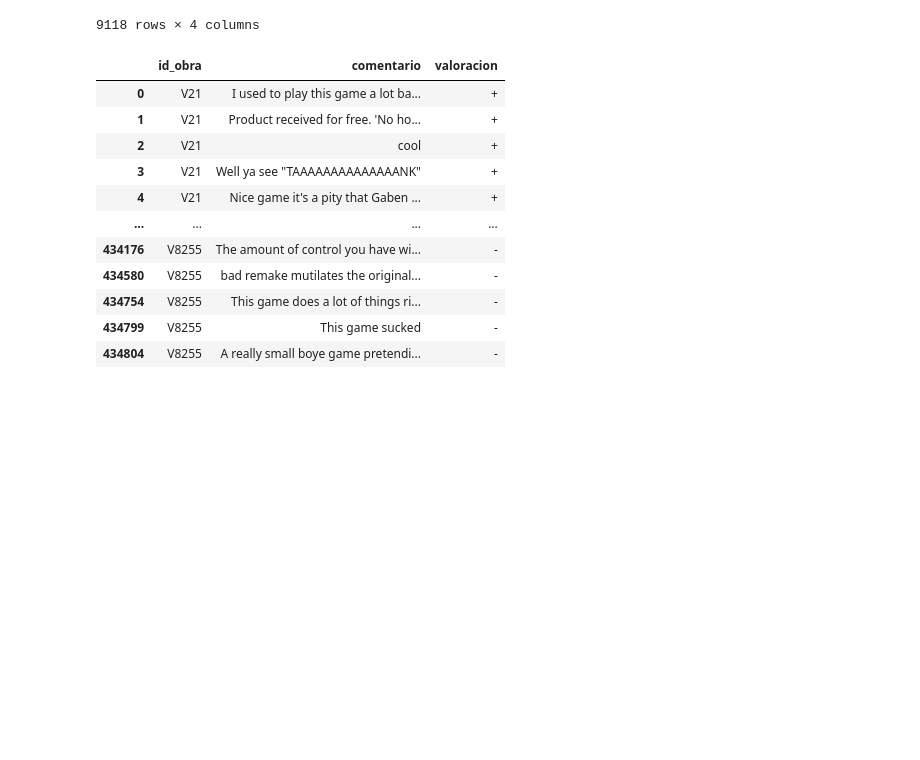
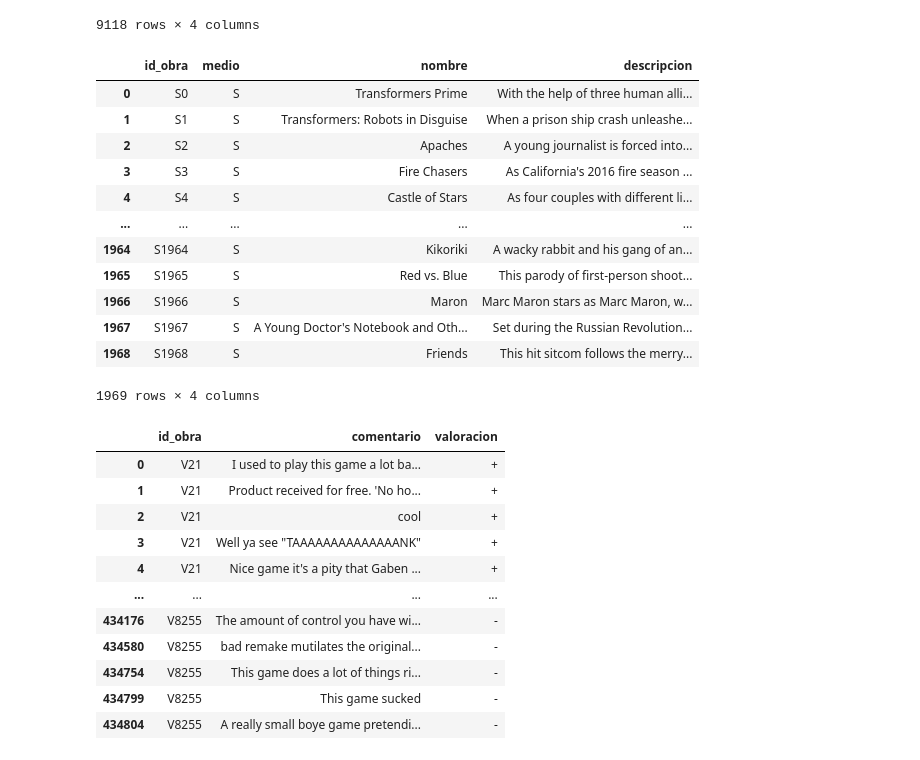
Before and after one commit to adrygp/ABP-FindMo, a Jupyter notebook: FindMo.ipynb, the cells around one changed output. Drawn from its saved outputs; the diff is of its cells as text; code cells hidden in the pictures; blank space fills up the shorter version.

Commit message:
Añadidas series a sistema de recomendación

```diff
--- a/FindMo.ipynb
+++ b/FindMo.ipynb
@@ -102,6 +111,9 @@ originalSteamReviews = pd.read_csv('original_datasets/videogames/steam_reviews.c
 originalIMBDMoviesWithDescription = pd.read_csv('original_datasets/movies/imbd_movies.csv')
 #originalMetacriticMovies = pd.read_csv('original_datasets/movies/metacritic_movies.csv')
 originalMetacriticReviews = pd.read_csv('original_datasets/movies/metacritic_reviews.csv')
+
+# Cine
+preprocessedSeriesWithDescription = pd.read_csv('original_datasets/series/series_descriptions.csv')
 # %% [markdown]
 Reducimos el tamaño del dataset de videojuegos, solo considerando aquellos juegos que han vendido más de 20k unidades
 # %%
@@ -173,6 +185,25 @@ listadoDescripcionCine[['id_obra', 'medio', 'nombre', 'descripcion']].dropna()
 | 85839 | C9133 | C | Coffee & Kareem | Twelve-year-old Kareem Manning hi... |
 | 85843 | C9134 | C | Kaithi | A recently released prisoner beco... |
 9118 rows × 4 columns
+# %%
+# Series (Descripciones):
+# Almacenamos el listado obtenido en un fichero CSV (se concatena al final del mismo)
+preprocessedSeriesWithDescription[['id_obra', 'medio', 'nombre', 'descripcion']].dropna().to_csv('system_datasets/obras_descripcion.csv', index=False, mode='a', header=False)
+preprocessedSeriesWithDescription[['id_obra', 'medio', 'nombre', 'descripcion']].dropna()
+# %% [output]
+|  | id_obra | medio | nombre | descripcion |
+| 0 | S0 | S | Transformers Prime | With the help of three human alli... |
+| 1 | S1 | S | Transformers: Robots in Disguise | When a prison ship crash unleashe... |
+| 2 | S2 | S | Apaches | A young journalist is forced into... |
+| 3 | S3 | S | Fire Chasers | As California's 2016 fire season ... |
+| 4 | S4 | S | Castle of Stars | As four couples with different li... |
+| ... | ... | ... | ... | ... |
+| 1964 | S1964 | S | Kikoriki | A wacky rabbit and his gang of an... |
+| 1965 | S1965 | S | Red vs. Blue | This parody of first-person shoot... |
+| 1966 | S1966 | S | Maron | Marc Maron stars as Marc Maron, w... |
+| 1967 | S1967 | S | A Young Doctor's Notebook and Oth... | Set during the Russian Revolution... |
+| 1968 | S1968 | S | Friends | This hit sitcom follows the merry... |
+1969 rows × 4 columns
 # %%
 # Creamos y almacenamos el listado que contiene los comentarios asociados a cada obra:
 # Videojuegos (Comentarios):
```
Also changed, not shown: parts of 5 cells of this notebook.
